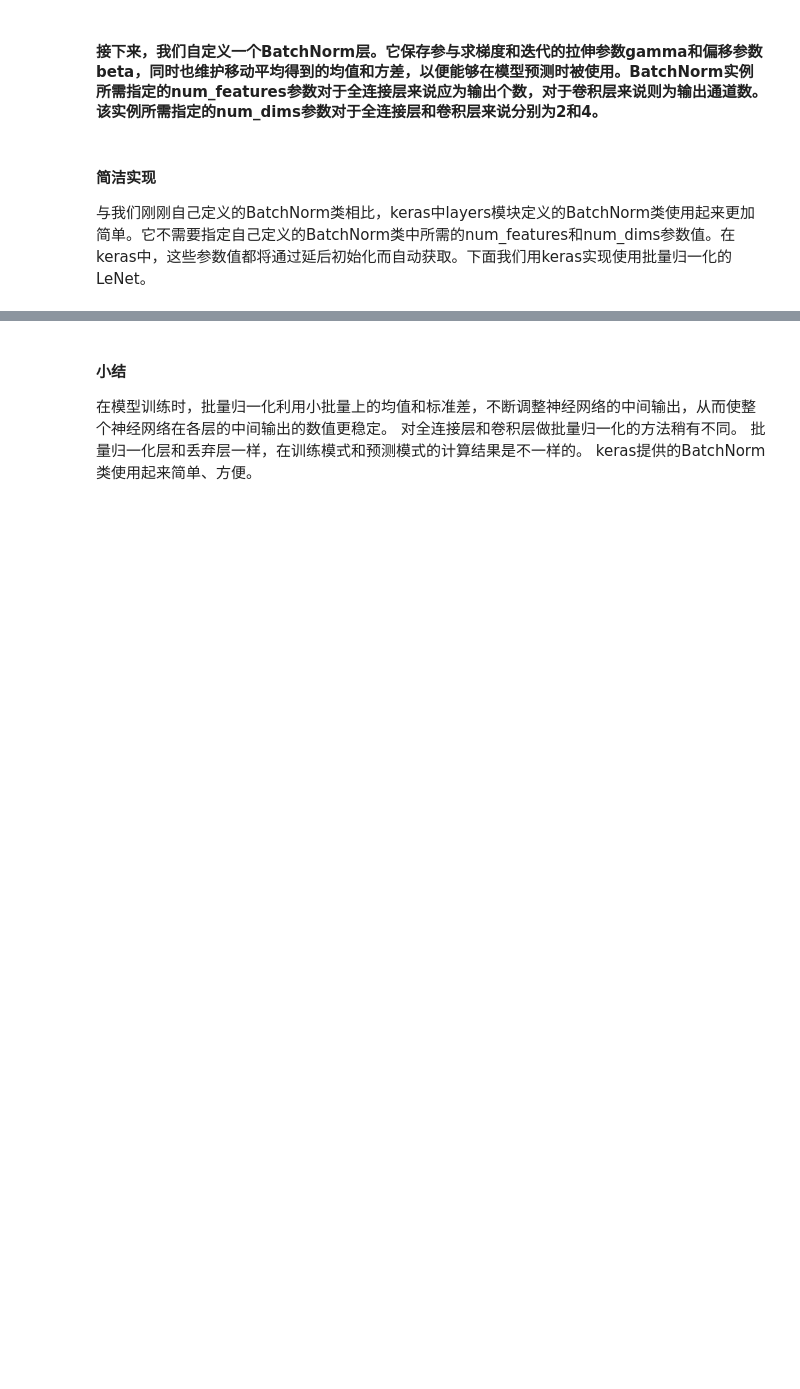
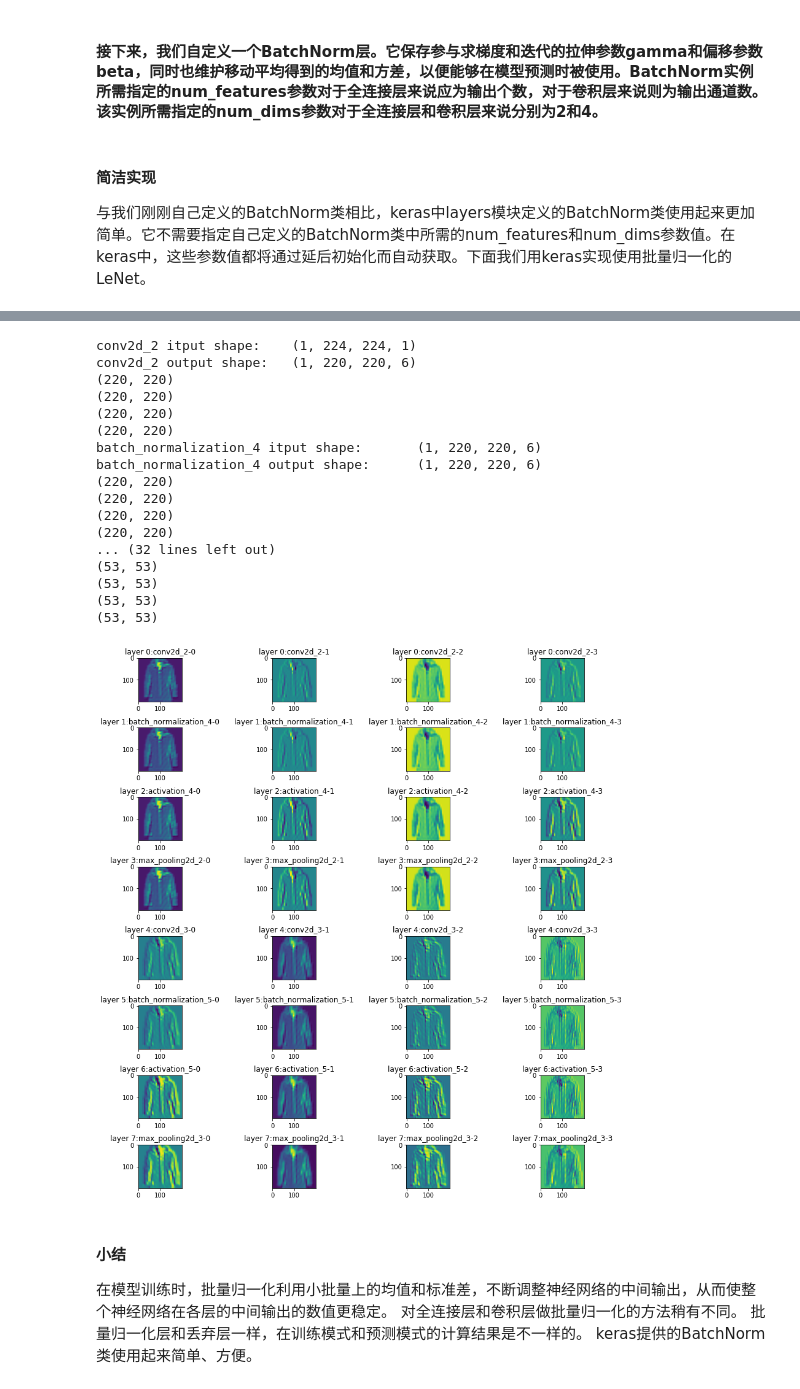
Before and after one commit to taichuai/d2l_zh_tensorflow2.0, a Jupyter notebook: 5.10 批量归一化.ipynb, the cells around one changed output, grey strips where cells are left out. Cells and saved outputs as stored; diff of their text form; code cells hidden in the pictures; blank space fills up the shorter version.

```diff
--- a/5.10 批量归一化.ipynb
+++ b/5.10 批量归一化.ipynb
@@ -128,0 +148,8 @@ net.add(tf.keras.layers.Dense(10,activation='sigmoid'))
+# %%
+# net.save('vgg.h5')
+X = tf.random.uniform((1,224,224,1))
+
+for blk in net.layers:
+    print('input shape:\t', X.shape)
+    X = blk(X)
+    print(blk.name, 'output shape:\t', X.shape)
@@ -128,0 +174,8 @@ net.add(tf.keras.layers.Dense(10,activation='sigmoid'))
+# %%
+# 定义优化器和损失函数
+optimizer = tf.keras.optimizers.SGD(lr=1e-2)
+loss = tf.keras.losses.sparse_categorical_crossentropy
+net.compile(optimizer=optimizer, loss=loss, metrics=['accuracy'])
+
+net.fit_generator(train_db, epochs=10, validation_data=test_db)    # 这里就不跑太多轮了，有机器可以自己调参跑个好的结果
+net.summary()
@@ -129,3 +200,66 @@ net.add(tf.keras.layers.Dense(10,activation='sigmoid'))
+# %%
+# 展示其中的前八层的特征图
+X = next(iter(train_db))[0][0]
+
+def show(X, k,i, name):
+    print(X.shape)
+    X = tf.expand_dims(X, axis=-1)
+    # 将每个图转换为 200 * 200的像素，但这个不是图大小
+    X = tf.image.resize(X,  [200,200], method='bilinear')
+    X_ = tf.squeeze(X)
+    t = plt.subplot(8, 4,  4*k + i + 1)
+    t.title.set_text('layer %s:'%k + name + '-' + str(i))
+    plt.imshow(X_)
+
+
+X = tf.expand_dims(X, axis=0)
+
+# 设置图纸大小
+plt.figure(figsize=(15, 15))
+# 打印前 8 层的部分特征图
+for k,blk in enumerate(net.layers[0:8]):
+    print(blk.name,'itput shape:\t',X.shape)
+#     show(X[0,:,:,0])
+    X = blk(X)
+
+    print(blk.name, 'output shape:\t', X.shape)
+    # 选择其中的四个通道
+    for i in range(4):
+        show(X[0,:,:,i], k, i, blk.name)
+# 调整子图的间隔
+left  = 0.125  # the left side of the subplots of the figure
+right = 0.9    # the right side of the subplots of the figure
+bottom = 0.1   # the bottom of the subplots of the figure
+top = 0.9      # the top of the subplots of the figure
+wspace = 0.2   # the amount of width reserved for blank space between subplots,
+               # expressed as a fraction of the average axis width
+hspace = 0.6   # the amount of height reserved for white space between subplots,
+               # expressed as a fraction of the average axis height
+
+plt.subplots_adjust(left=left, bottom=bottom, right=right, top=top,
+                wspace=wspace, hspace=hspace)
+
+
+plt.show()
+# %% [output]
+conv2d_2 itput shape:    (1, 224, 224, 1)
+conv2d_2 output shape:   (1, 220, 220, 6)
+(220, 220)
+(220, 220)
+(220, 220)
+(220, 220)
+batch_normalization_4 itput shape:       (1, 220, 220, 6)
+batch_normalization_4 output shape:      (1, 220, 220, 6)
+(220, 220)
+(220, 220)
+(220, 220)
+(220, 220)
+... (32 lines left out)
+(53, 53)
+(53, 53)
+(53, 53)
+(53, 53)
+[figure, added]
 # %% [markdown]
 #### 小结
 在模型训练时，批量归一化利用小批量上的均值和标准差，不断调整神经网络的中间输出，从而使整个神经网络在各层的中间输出的数值更稳定。
```
Also changed, not shown: parts of 3 cells of this notebook.
